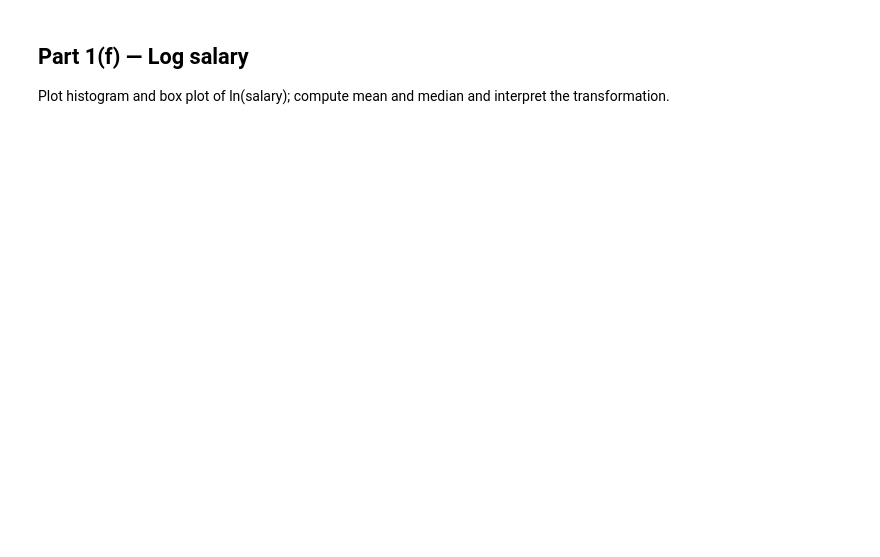
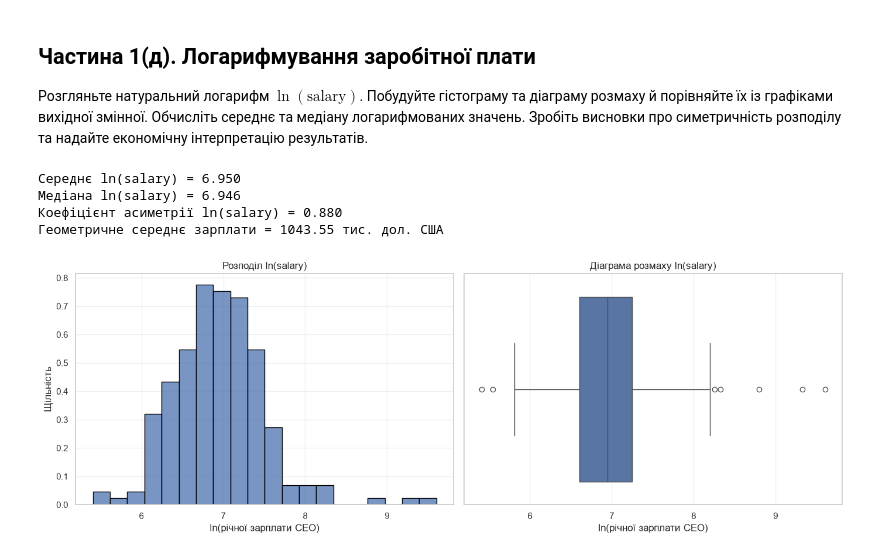
Before and after one commit to hryhola/statistics-ucu, a Jupyter notebook: labs/task1/task1-problem1-ceosal1.ipynb, the cells around one changed output. Cells and saved outputs as stored; diff of their text form; code cells hidden in the pictures; blank space fills up the shorter version.

```diff
--- a/labs/task1/task1-problem1-ceosal1.ipynb
+++ b/labs/task1/task1-problem1-ceosal1.ipynb
@@ -75,7 +389,69 @@ Check the installed plotting library’s default bin rule. Compare bins=150 and
 # %% [markdown]
-## Part 1(f) — Log salary
+## Частина 1(д). Логарифмування заробітної плати
 
-Plot histogram and box plot of ln(salary); compute mean and median and interpret the transformation.
+Розгляньте натуральний логарифм $\ln(\mathrm{salary})$. Побудуйте гістограму та діаграму розмаху й порівняйте їх із графіками вихідної змінної. Обчисліть середнє та медіану логарифмованих значень. Зробіть висновки про симетричність розподілу та надайте економічну інтерпретацію результатів.
 # %%
-# TODO: implement the requested calculations or plots.
+# Створюємо логарифмовані значення зарплати.
+# Початкову змінну salary не змінюємо.
+log_salary = np.log(salary)
+
+# Середнє та медіана логарифмованих зарплат
+log_mean_salary = log_salary.mean()
+log_median_salary = log_salary.median()
+
+# Коефіцієнт асиметрії після логарифмування.
+# Використовуємо той самий підхід, що й для початкових зарплат.
+log_salary_std_empirical = log_salary.std(ddof=0)
+
+log_salary_skewness = np.mean(
+    ((log_salary - log_mean_salary) / log_salary_std_empirical) ** 3
+)
+
+print(f"Середнє ln(salary) = {log_mean_salary:.3f}")
+print(f"Медіана ln(salary) = {log_median_salary:.3f}")
+print(f"Коефіцієнт асиметрії ln(salary) = {log_salary_skewness:.3f}")
+# Повертаємо середнє логарифмів до грошової шкали.
+geometric_mean_salary = np.exp(log_mean_salary)
+print(f"Геометричне середнє зарплати = {geometric_mean_salary:.2f} тис. дол. США")
+# %% [output]
+Середнє ln(salary) = 6.950
+Медіана ln(salary) = 6.946
+Коефіцієнт асиметрії ln(salary) = 0.880
+Геометричне середнє зарплати = 1043.55 тис. дол. США
+# %%
+fig, axes = plt.subplots(1, 2, figsize=(14, 5))
+
+
+# --- Гістограма логарифмованої зарплати ---
+
+sns.histplot(
+    log_salary,
+    bins="auto",
+    stat="density",
+    edgecolor="black",
+    ax=axes[0]
+)
+
+axes[0].set_title("Розподіл ln(salary)")
+axes[0].set_xlabel("ln(річної зарплати CEO)")
+axes[0].set_ylabel("Щільність")
+axes[0].grid(True, alpha=0.3)
+
+
+# --- Діаграма розмаху логарифмованої зарплати ---
+
+sns.boxplot(
+    x=log_salary,
+    ax=axes[1]
+)
+
+axes[1].set_title("Діаграма розмаху ln(salary)")
+axes[1].set_xlabel("ln(річної зарплати CEO)")
+axes[1].grid(True, axis="x", alpha=0.3)
+
+
+plt.tight_layout()
+plt.show()
+# %% [output]
+[figure, added]
 # %% [markdown]
```
Also changed, not shown: parts of 44 cells of this notebook, 4 other files.
